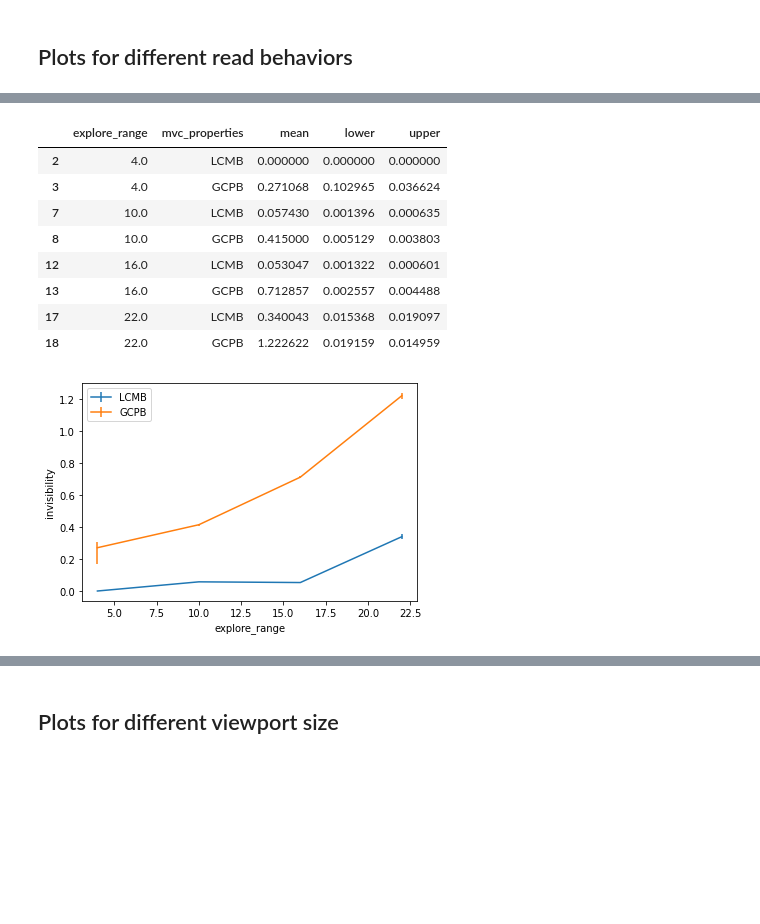
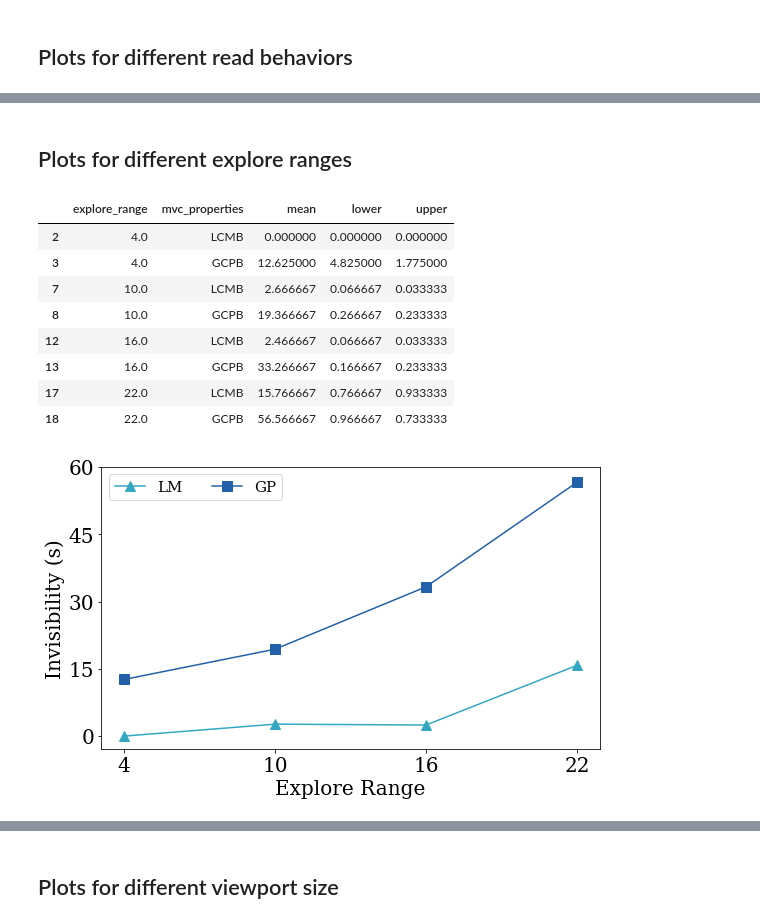
Before and after one commit to transactional-panorama/TP, a Jupyter notebook: superset/ace_driver/test_suite/notebooks/summarize_results.ipynb, the cells around one changed output, grey strips where cells are left out. Saved outputs shown, nothing was run; the diff lists cells and outputs as text; code cells hidden in the pictures; blank space fills up the shorter version.

```diff
--- a/superset/ace_driver/test_suite/notebooks/summarize_results.ipynb
+++ b/superset/ace_driver/test_suite/notebooks/summarize_results.ipynb
@@ -5,6 +5,7 @@ import pandas as pd
 import numpy as np
 import re
 
+pd.set_option('display.max_rows', 10)
 mvc_properties = ["ICNB", "GCNB", "LCMB", "GCPB", "LCNB"]
 property_dict = {1: "ICNB", 2: "GCNB", 3: "LCMB", 4: "GCPB", 5: "LCNB"}
 iv_list = [3, 4]
@@ -25,6 +26,9 @@ vp_shift_str = "shift_step"
 explore_str = "explore_range"
 agg_value = "mean"
 k_str = "k_relaxed"
+one_k=1000
+log_time_str = "log_time"
+
 
 notebook_home= os.path.abspath('')
 experiment_home=notebook_home + "/../experiment_results"
@@ -46,7 +50,8 @@ def add_error_bound(df):
     return df
 
 def massage_data(df, metric_type, k_relaxed = False):
-    new_df = df[metric_type]/df[tt_str]
+    #new_df = df[metric_type]/df[tt_str]
+    new_df = df[metric_type]/one_k
     new_df = add_error_bound(new_df)
     if k_relaxed:
         new_df = new_df[new_df[mvc_str].isin(k_relax_list)]
@@ -57,20 +62,16 @@ def massage_data(df, metric_type, k_relaxed = False):
     new_df[mvc_str] = new_df[mvc_str].apply(lambda x: property_dict[x] if x in property_dict else x)
     return new_df
 
-def read_one_file(df, root, file, dim_one, dim_two, dim_one_value):
+
+def read_one_file(df, root, file, dim_one, dim_two):
     result = parse_stat_report(os.path.join(root, file))
     run = parse_int(os.path.basename(root))
-    if dim_one_value is not None:
-        dim_one_result = dim_one_value
-    else:
-        dim_one_result = result[dim_one]
+    dim_one_result = result[dim_one]
     dim_two_result = int(result[dim_two])
     iv = float(result[iv_str])
     sl = float(result[sl_str])
     iv_sl = iv + sl
-    vp_range = 6
-    if vp_range_str in result:
-        vp_range = float(result[vp_range_str])
+    vp_range = float(result[vp_range_str])
     tt = float(result[tt_str])/vp_range
     df.loc[len(df.index)] = [dim_one_result, dim_two_result, run, iv, sl, iv_sl, tt]
 
@@ -79,16 +80,15 @@ def read_raw_data(result_home, dim_one, dim_two):
     for root, dirs, files in os.walk(result_home):
         for file in files:
             if file == "stat.out":
-                read_one_file(df, root, file, dim_one, dim_two, None)
+                read_one_file(df, root, file, dim_one, dim_two)
     return df
 
 def read_raw_data_by_dir_name(result_home, dim_one, dim_two):
     df = pd.DataFrame(columns=[dim_one, dim_two, run_str, iv_str, sl_str, iv_sl_str, tt_str])
     for dir_name in os.listdir(result_home):
-        dim_one_value = parse_int(dir_name)
         dir_root = os.path.join(result_home, dir_name)
         for root, dirs, files in os.walk(dir_root):
             for file in files:
                 if file == "stat.out":
-                    read_one_file(df, root, file, dim_one, dim_two, dim_one_value)
+                    read_one_file(df, root, file, dim_one, dim_two)
     return df
@@ -135,23 +301,46 @@ def plot_line_chart(df, x_axis, line_label_header, x_label, y_label):
+# %% [markdown]
+## Plots for different explore ranges
 # %%
-regular_change_results =  os.path.join(experiment_home, "read_behavior", "regular_change")
+regular_change_results =  os.path.join(experiment_home, explore_str)
 df = read_raw_data_by_dir_name(regular_change_results, explore_str, mvc_str)
 agg_df = df.drop([run_str], axis=1).groupby([explore_str, mvc_str]).agg([agg_value, "min", "max"])
 iv_df = massage_data(agg_df, iv_str)
 iv_df
 # %% [output]
 |  | explore_range | mvc_properties | mean | lower | upper |
 | 2 | 4.0 | LCMB | 0.000000 | 0.000000 | 0.000000 |
-| 3 | 4.0 | GCPB | 0.271068 | 0.102965 | 0.036624 |
-| 7 | 10.0 | LCMB | 0.057430 | 0.001396 | 0.000635 |
-| 8 | 10.0 | GCPB | 0.415000 | 0.005129 | 0.003803 |
-| 12 | 16.0 | LCMB | 0.053047 | 0.001322 | 0.000601 |
-| 13 | 16.0 | GCPB | 0.712857 | 0.002557 | 0.004488 |
-| 17 | 22.0 | LCMB | 0.340043 | 0.015368 | 0.019097 |
-| 18 | 22.0 | GCPB | 1.222622 | 0.019159 | 0.014959 |
+| 3 | 4.0 | GCPB | 12.625000 | 4.825000 | 1.775000 |
+| 7 | 10.0 | LCMB | 2.666667 | 0.066667 | 0.033333 |
+| 8 | 10.0 | GCPB | 19.366667 | 0.266667 | 0.233333 |
+| 12 | 16.0 | LCMB | 2.466667 | 0.066667 | 0.033333 |
+| 13 | 16.0 | GCPB | 33.266667 | 0.166667 | 0.233333 |
+| 17 | 22.0 | LCMB | 15.766667 | 0.766667 | 0.933333 |
+| 18 | 22.0 | GCPB | 56.566667 | 0.966667 | 0.733333 |
-# %%
-plot_line_chart(iv_df, explore_str, mvc_str, explore_str, iv_str)
-# %% [output]
-[figure, removed]
+# %%
+fig_size = (fig_width, fig_height)
+pdf_path = f'{notebook_home}/{explore_str}_iv.pdf'
+plot_line_chart(df=iv_df,
+                x_axis_header=explore_str,
+                y_axis_header=agg_value,
+                line_label_header=mvc_str,
+                x_label=config_name_dict[explore_str],
+                y_label=config_name_dict[iv_str],
+                fig_size=fig_size,
+                y_tick_max=60,
+                y_tick_num=4,
+                x_tick_min=4,
+                x_tick_max=22,
+                x_tick_num=3,
+                legend_size=legend_size,
+                tick_size=x_tick_size,
+                label_size=y_label_size,
+                line_label_dict=mvc_name_dict,
+                line_label_color_dict=mvc_color_dict,
+                marker_dict=mvc_marker_dict,
+                marker_size=mvc_marker_size,
+                pdf_path=pdf_path)
+# %% [output]
+[figure, added]
 # %%
 sl_df = massage_data(agg_df, sl_str)
 sl_df
```
Also changed, not shown: parts of 43 cells of this notebook, 18 other files.
